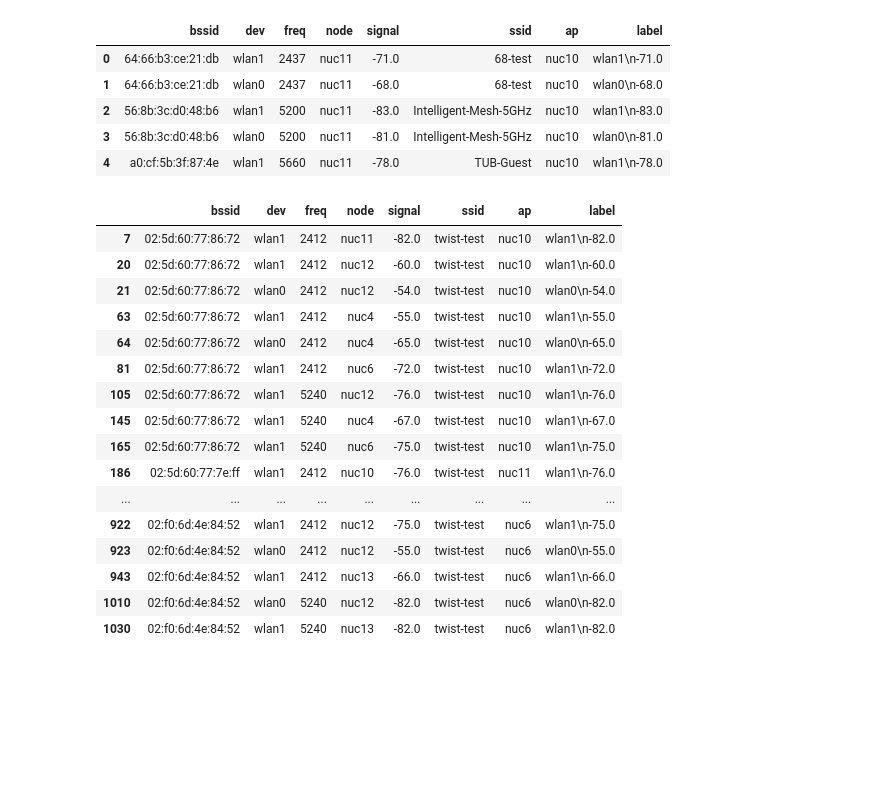
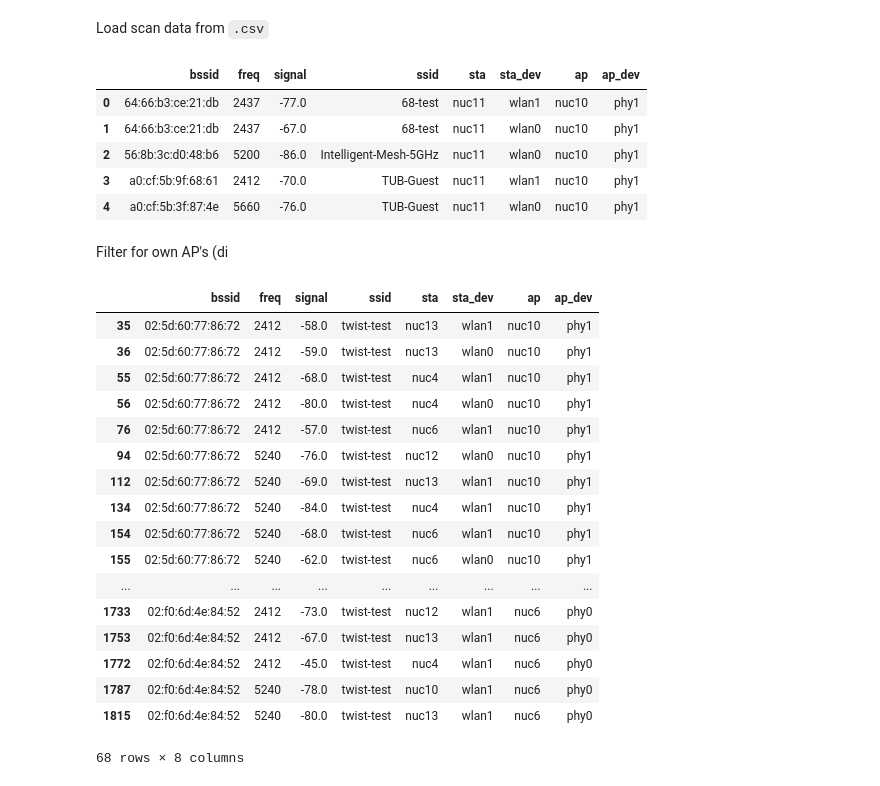
Before and after one commit to mchwalisz/walker, a Jupyter notebook: analysis/Scanning.ipynb, the cells around one changed output. Drawn from its saved outputs; the diff is of its cells as text; code cells hidden in the pictures; blank space fills up the shorter version.

Commit message:
update to new data structures

```diff
--- a/analysis/Scanning.ipynb
+++ b/analysis/Scanning.ipynb
@@ -9,37 +16,42 @@ import networkx as nx
 from nxpd import draw
 from nxpd import nxpdParams
 nxpdParams['show'] = 'ipynb'
+# %% [markdown]
+Load scan data from `.csv`
 # %%
 df = pd.DataFrame.from_csv('../data/scan.csv')
 df['signal'] = df['signal'].str.strip(' dBm').astype('float')
-df['label'] = df.apply(lambda x: '\n'.join([x['dev'], str(x['signal'])]), axis=1)
+# df['label'] = df.apply(lambda x: '\n'.join([x['sta_dev'], str(x['signal'])]), axis=1)
 df.head()
 # %% [output]
-|  | bssid | dev | freq | node | signal | ssid | ap | label |
-| 0 | 64:66:b3:ce:21:db | wlan1 | 2437 | nuc11 | -71.0 | 68-test | nuc10 | wlan1\n-71.0 |
-| 1 | 64:66:b3:ce:21:db | wlan0 | 2437 | nuc11 | -68.0 | 68-test | nuc10 | wlan0\n-68.0 |
-| 2 | 56:8b:3c:d0:48:b6 | wlan1 | 5200 | nuc11 | -83.0 | Intelligent-Mesh-5GHz | nuc10 | wlan1\n-83.0 |
-| 3 | 56:8b:3c:d0:48:b6 | wlan0 | 5200 | nuc11 | -81.0 | Intelligent-Mesh-5GHz | nuc10 | wlan0\n-81.0 |
-| 4 | a0:cf:5b:3f:87:4e | wlan1 | 5660 | nuc11 | -78.0 | TUB-Guest | nuc10 | wlan1\n-78.0 |
+|  | bssid | freq | signal | ssid | sta | sta_dev | ap | ap_dev |
+| 0 | 64:66:b3:ce:21:db | 2437 | -77.0 | 68-test | nuc11 | wlan1 | nuc10 | phy1 |
+| 1 | 64:66:b3:ce:21:db | 2437 | -67.0 | 68-test | nuc11 | wlan0 | nuc10 | phy1 |
+| 2 | 56:8b:3c:d0:48:b6 | 5200 | -86.0 | Intelligent-Mesh-5GHz | nuc11 | wlan0 | nuc10 | phy1 |
+| 3 | a0:cf:5b:9f:68:61 | 2412 | -70.0 | TUB-Guest | nuc11 | wlan1 | nuc10 | phy1 |
+| 4 | a0:cf:5b:3f:87:4e | 5660 | -76.0 | TUB-Guest | nuc11 | wlan0 | nuc10 | phy1 |
+# %% [markdown]
+Filter for own AP's (di
 # %%
 df_twist = df[df['ssid'] == 'twist-test']
 df_twist
 # %% [output]
-|  | bssid | dev | freq | node | signal | ssid | ap | label |
-| 7 | 02:5d:60:77:86:72 | wlan1 | 2412 | nuc11 | -82.0 | twist-test | nuc10 | wlan1\n-82.0 |
-| 20 | 02:5d:60:77:86:72 | wlan1 | 2412 | nuc12 | -60.0 | twist-test | nuc10 | wlan1\n-60.0 |
-| 21 | 02:5d:60:77:86:72 | wlan0 | 2412 | nuc12 | -54.0 | twist-test | nuc10 | wlan0\n-54.0 |
-| 63 | 02:5d:60:77:86:72 | wlan1 | 2412 | nuc4 | -55.0 | twist-test | nuc10 | wlan1\n-55.0 |
-| 64 | 02:5d:60:77:86:72 | wlan0 | 2412 | nuc4 | -65.0 | twist-test | nuc10 | wlan0\n-65.0 |
-| 81 | 02:5d:60:77:86:72 | wlan1 | 2412 | nuc6 | -72.0 | twist-test | nuc10 | wlan1\n-72.0 |
-| 105 | 02:5d:60:77:86:72 | wlan1 | 5240 | nuc12 | -76.0 | twist-test | nuc10 | wlan1\n-76.0 |
-| 145 | 02:5d:60:77:86:72 | wlan1 | 5240 | nuc4 | -67.0 | twist-test | nuc10 | wlan1\n-67.0 |
-| 165 | 02:5d:60:77:86:72 | wlan1 | 5240 | nuc6 | -75.0 | twist-test | nuc10 | wlan1\n-75.0 |
-| 186 | 02:5d:60:77:7e:ff | wlan1 | 2412 | nuc10 | -76.0 | twist-test | nuc11 | wlan1\n-76.0 |
+|  | bssid | freq | signal | ssid | sta | sta_dev | ap | ap_dev |
+| 35 | 02:5d:60:77:86:72 | 2412 | -58.0 | twist-test | nuc13 | wlan1 | nuc10 | phy1 |
+| 36 | 02:5d:60:77:86:72 | 2412 | -59.0 | twist-test | nuc13 | wlan0 | nuc10 | phy1 |
+| 55 | 02:5d:60:77:86:72 | 2412 | -68.0 | twist-test | nuc4 | wlan1 | nuc10 | phy1 |
+| 56 | 02:5d:60:77:86:72 | 2412 | -80.0 | twist-test | nuc4 | wlan0 | nuc10 | phy1 |
+| 76 | 02:5d:60:77:86:72 | 2412 | -57.0 | twist-test | nuc6 | wlan1 | nuc10 | phy1 |
+| 94 | 02:5d:60:77:86:72 | 5240 | -76.0 | twist-test | nuc12 | wlan0 | nuc10 | phy1 |
+| 112 | 02:5d:60:77:86:72 | 5240 | -69.0 | twist-test | nuc13 | wlan1 | nuc10 | phy1 |
+| 134 | 02:5d:60:77:86:72 | 5240 | -84.0 | twist-test | nuc4 | wlan1 | nuc10 | phy1 |
+| 154 | 02:5d:60:77:86:72 | 5240 | -68.0 | twist-test | nuc6 | wlan1 | nuc10 | phy1 |
+| 155 | 02:5d:60:77:86:72 | 5240 | -62.0 | twist-test | nuc6 | wlan0 | nuc10 | phy1 |
 | ... | ... | ... | ... | ... | ... | ... | ... | ... |
-| 922 | 02:f0:6d:4e:84:52 | wlan1 | 2412 | nuc12 | -75.0 | twist-test | nuc6 | wlan1\n-75.0 |
-| 923 | 02:f0:6d:4e:84:52 | wlan0 | 2412 | nuc12 | -55.0 | twist-test | nuc6 | wlan0\n-55.0 |
-| 943 | 02:f0:6d:4e:84:52 | wlan1 | 2412 | nuc13 | -66.0 | twist-test | nuc6 | wlan1\n-66.0 |
-| 1010 | 02:f0:6d:4e:84:52 | wlan0 | 5240 | nuc12 | -82.0 | twist-test | nuc6 | wlan0\n-82.0 |
-| 1030 | 02:f0:6d:4e:84:52 | wlan1 | 5240 | nuc13 | -82.0 | twist-test | nuc6 | wlan1\n-82.0 |
+| 1733 | 02:f0:6d:4e:84:52 | 2412 | -73.0 | twist-test | nuc12 | wlan1 | nuc6 | phy0 |
+| 1753 | 02:f0:6d:4e:84:52 | 2412 | -67.0 | twist-test | nuc13 | wlan1 | nuc6 | phy0 |
+| 1772 | 02:f0:6d:4e:84:52 | 2412 | -45.0 | twist-test | nuc4 | wlan1 | nuc6 | phy0 |
+| 1787 | 02:f0:6d:4e:84:52 | 5240 | -78.0 | twist-test | nuc10 | wlan1 | nuc6 | phy0 |
+| 1815 | 02:f0:6d:4e:84:52 | 5240 | -80.0 | twist-test | nuc13 | wlan1 | nuc6 | phy0 |
+68 rows × 8 columns
 # %%
```
Also changed, not shown: parts of 9 cells of this notebook.
